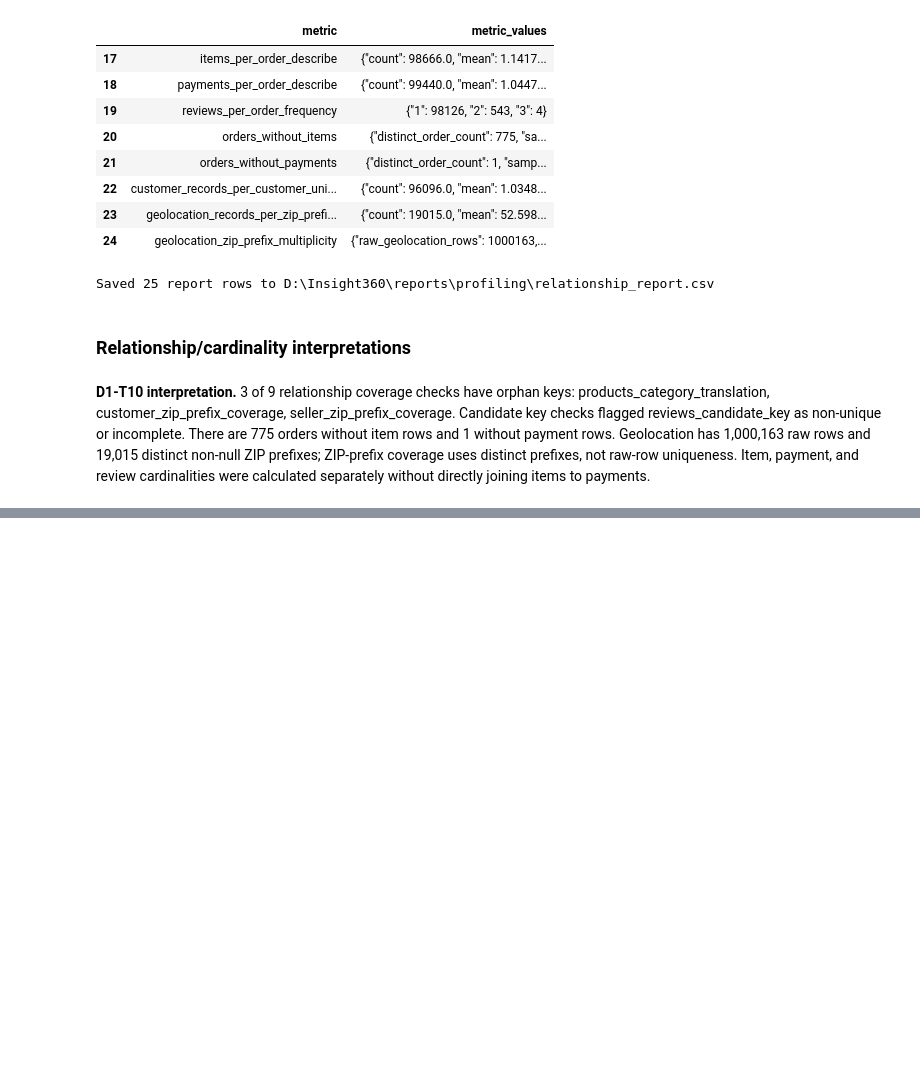
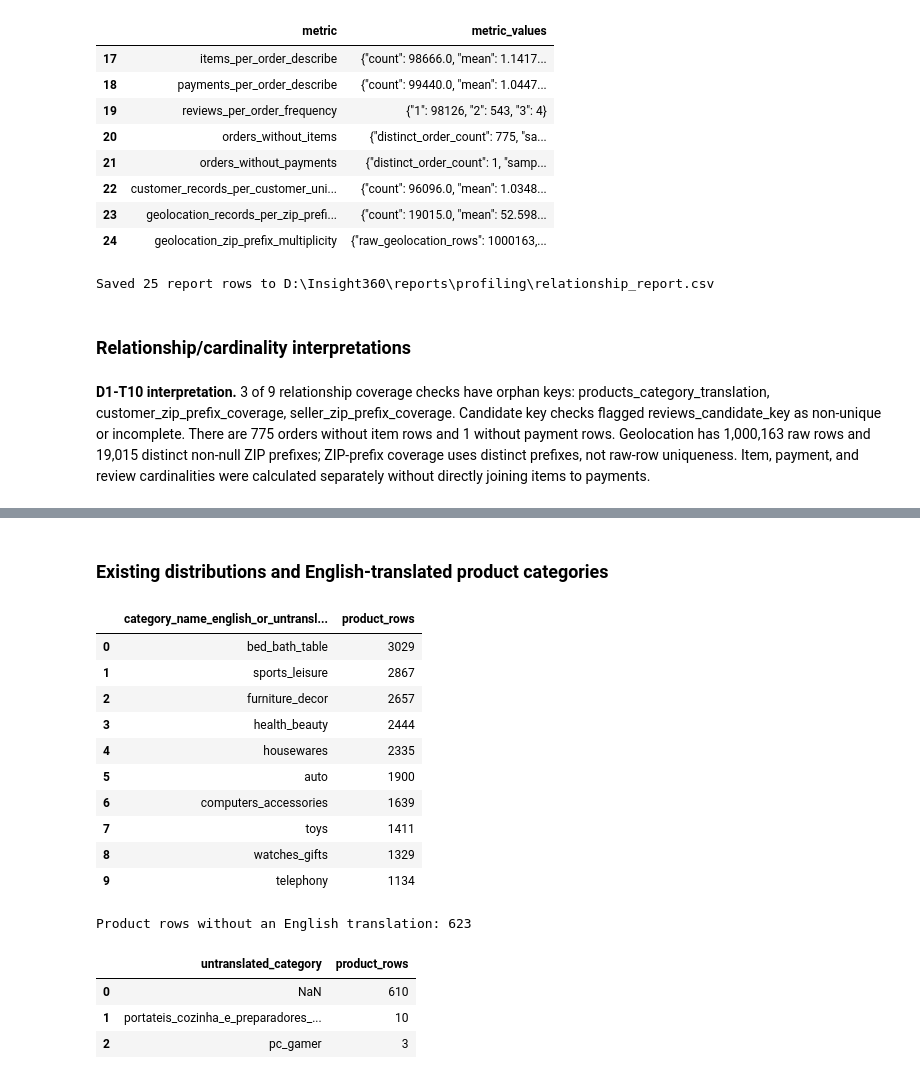
Before and after one commit to pragathijp/Insight360, a Jupyter notebook: notebooks/01_data_exploration.ipynb, the cells around one changed output, grey strips where cells are left out. Saved outputs shown, nothing was run; the diff lists cells and outputs as text; code cells hidden in the pictures; blank space fills up the shorter version.

```diff
--- a/notebooks/01_data_exploration.ipynb
+++ b/notebooks/01_data_exploration.ipynb
@@ -804,0 +984,55 @@ display(Markdown(
+# %% [markdown]
+### Existing distributions and English-translated product categories
+# %%
+# Merge at product grain so each product row remains one row. Translation keys
+# were checked in D1-T10; validate the many-to-one join and preserve untranslated
+# and null categories with explicit labels rather than dropping product rows.
+products_with_translation = dfs["products"].merge(
+    dfs["category_translation"],
+    on="product_category_name",
+    how="left",
+    validate="many_to_one",
+    indicator=True,
+)
+untranslated_product_rows = int(products_with_translation["product_category_name_english"].isna().sum())
+untranslated_category_values = (
+    products_with_translation.loc[
+        products_with_translation["product_category_name_english"].isna(),
+        "product_category_name",
+    ].value_counts(dropna=False).rename_axis("untranslated_category").reset_index(name="product_rows")
+)
+products_with_translation["category_name_english_display"] = (
+    products_with_translation["product_category_name_english"].astype("object")
+)
+untranslated_mask_t11 = products_with_translation["category_name_english_display"].isna()
+products_with_translation.loc[untranslated_mask_t11, "category_name_english_display"] = (
+    "Untranslated: "
+    + products_with_translation.loc[untranslated_mask_t11, "product_category_name"]
+      .fillna("<missing category>").astype(str)
+)
+top_english_categories = (
+    products_with_translation["category_name_english_display"]
+    .value_counts(dropna=False).head(10)
+    .rename_axis("category_name_english_or_untranslated")
+    .reset_index(name="product_rows")
+)
+display(top_english_categories)
+print(f"Product rows without an English translation: {untranslated_product_rows:,}")
+display(untranslated_category_values)
+# %% [output]
+|  | category_name_english_or_untransl... | product_rows |
+| 0 | bed_bath_table | 3029 |
+| 1 | sports_leisure | 2867 |
+| 2 | furniture_decor | 2657 |
+| 3 | health_beauty | 2444 |
+| 4 | housewares | 2335 |
+| 5 | auto | 1900 |
+| 6 | computers_accessories | 1639 |
+| 7 | toys | 1411 |
+| 8 | watches_gifts | 1329 |
+| 9 | telephony | 1134 |
+Product rows without an English translation: 623
+|  | untranslated_category | product_rows |
+| 0 | NaN | 610 |
+| 1 | portateis_cozinha_e_preparadores_... | 10 |
+| 2 | pc_gamer | 3 |
```
Also changed, not shown: parts of 7 cells of this notebook, 10 other files.
